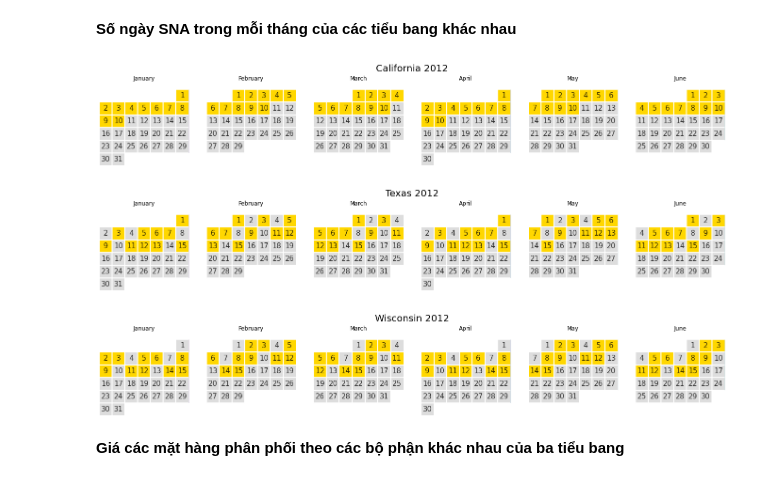
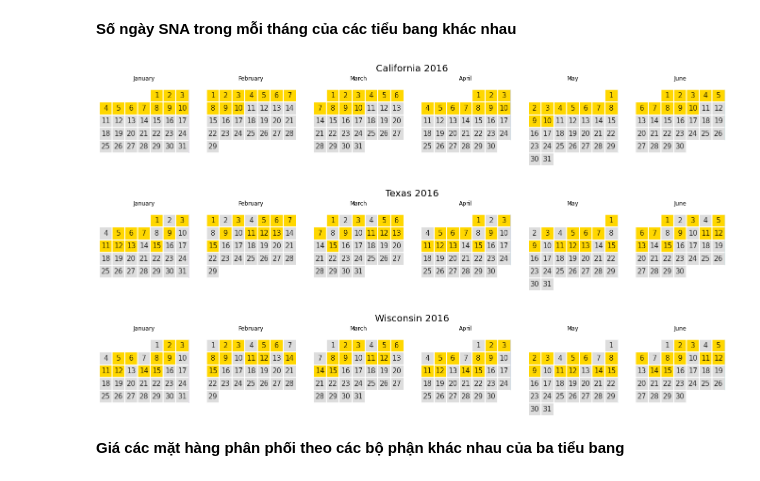
Before and after one commit to HienNguyenMinh/PythonAssignment, a Jupyter notebook: BaiTap2.ipynb, the cells around one changed output. Drawn from its saved outputs; the diff is of its cells as text; code cells hidden in the pictures.

```diff
--- a/BaiTap2.ipynb
+++ b/BaiTap2.ipynb
@@ -508,7 +508,7 @@ import matplotlib.pyplot as plt
 from matplotlib.patches import Polygon
 
 # Khởi tạo các biến và set giá trị
-years = [2012]
+years = [2016]
 weeks = [1, 2, 3, 4, 5, 6]
 days = ['M', 'T', 'W', 'T', 'F', 'S', 'S']
 month_names = ['January', 'February', 'March', 'April', 'May', 'June', 'July', 'August',
@@ -516,7 +516,7 @@ month_names = ['January', 'February', 'March', 'April', 'May', 'June', 'July', '
 
 #Hàm generate_data
 def generate_data():
-    idx = pd.date_range('2012-01-01', periods=182, freq='D')
+    idx = pd.date_range('2016-01-01', periods=182, freq='D')
     return pd.Series(range(len(idx)), index=idx)
 
 
@@ -604,26 +604,26 @@ def create_year_calendar(day_nums, day_vals, X, name):
                         axs.add_artist(square)
 
     # Final adjustments
-    fig.suptitle(name + ' 2012', fontsize=20)
+    fig.suptitle(name + ' 2016', fontsize=20)
     plt.subplots_adjust(left=0.04, right=0.96, top=1, bottom=0.65)
     plt.show()
 # %%
 #Số ngày SNA của tiểu bảng California
 CA = cale4.date[cale4.snap_CA == 1].values
 #Số ngày SNA của tiểu bảng Texas
 TX = cale4.date[cale4.snap_TX == 1].values
 #Số ngày SNA của tiểu bảng Wisconsin
 WI = cale4.date[cale4.snap_WI == 1].values
 df = generate_data()
-day_nums, day_vals = split_months(df,2012)
+day_nums, day_vals = split_months(df,2016)
 #Gọi hàm create_year_calendar với các tham số
 create_year_calendar(day_nums, day_vals,CA,'California')
 create_year_calendar(day_nums, day_vals,TX,'Texas')
 create_year_calendar(day_nums, day_vals,WI,'Wisconsin')
 # %% [output]
-[figure, old version]
+[figure, new version]
-[figure, old version]
+[figure, new version]
-[figure, old version]
+[figure, new version]
 # %% [markdown]
 **Giá các mặt hàng phân phối theo các bộ phận khác nhau của ba tiểu bang**
 # %%
```
Also changed, not shown: parts of 5 cells of this notebook.
